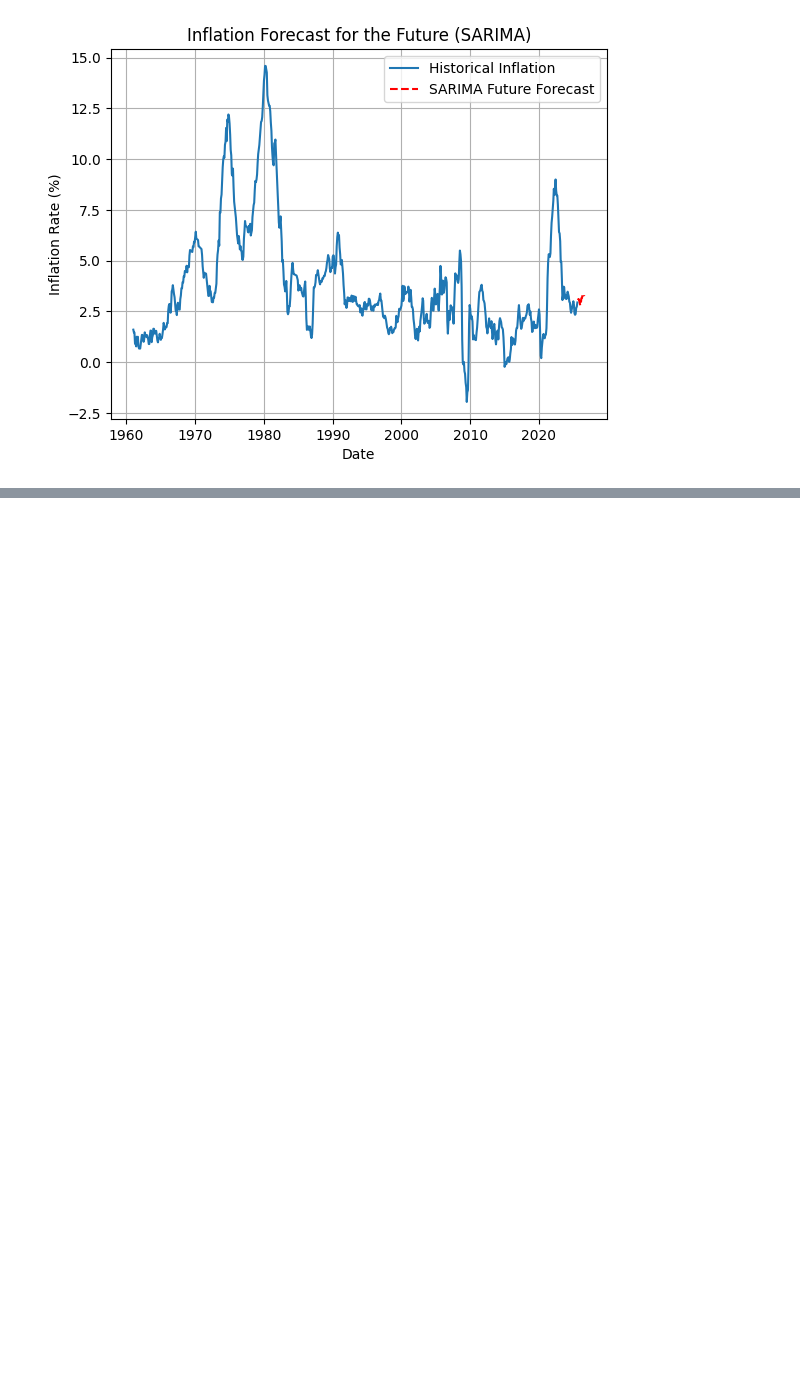
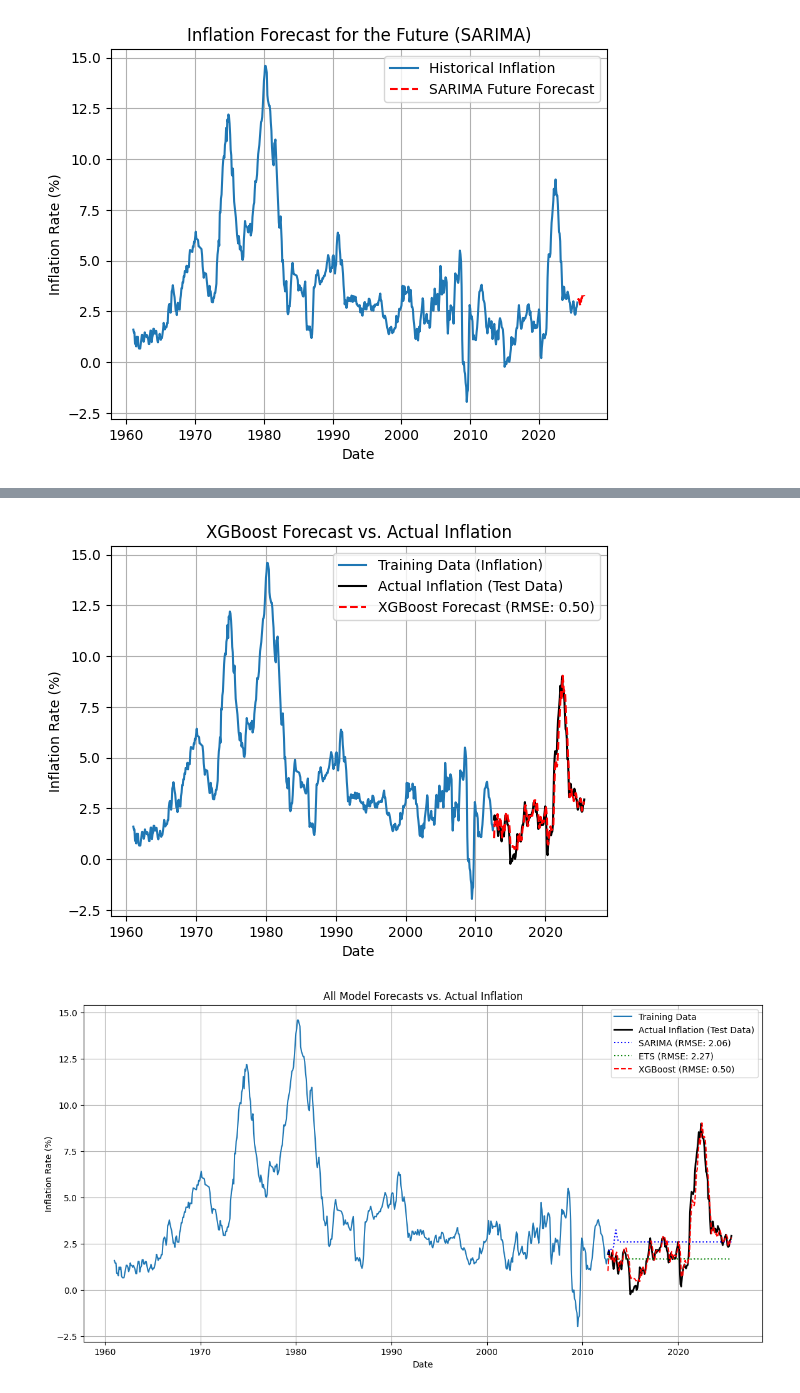
Before and after one commit to VandanTank/inflation-forecasting, a Jupyter notebook: inflation_forecasting.ipynb, the cells around one changed output, grey strips where cells are left out. Cells and saved outputs as stored; diff of their text form; code cells hidden in the pictures; blank space fills up the shorter version.

```diff
--- a/inflation_forecasting.ipynb
+++ b/inflation_forecasting.ipynb
@@ -431,0 +708,10 @@ Freq: MS, dtype: float64
+# %%
+# Use the trained XGBoost model to make predictions on the test features
+predictions_xgb = xgb_model.predict(X_test)
+
+# Store predictions in a pandas Series with the correct test set index
+prediction_series_xgb = pd.Series(predictions_xgb, index=y_test.index)
+
+# Display the first few predicted values
+print("\n--- XGBoost Forecasted Values (Test Period Head) ---")
+print(prediction_series_xgb.head())
@@ -431,0 +764,29 @@ Freq: MS, dtype: float64
+# %%
+# Plot training, actual test, and XGBoost forecast
+plt.plot(train_set['YoY_Inflation'], label='Training Data (Inflation)') # Use original train_set for plotting history
+plt.plot(test_set['YoY_Inflation'], label='Actual Inflation (Test Data)', color='black', linewidth=1.5)
+plt.plot(prediction_series_xgb, label=f'XGBoost Forecast (RMSE: {rmse_xgb:.2f})', color='red', linestyle='--') # XGBoost prediction
+
+plt.title('XGBoost Forecast vs. Actual Inflation')
+plt.xlabel('Date')
+plt.ylabel('Inflation Rate (%)')
+plt.legend()
+plt.grid(True)
+plt.show()
+
+# Optional: Plot all forecasts together (can be busy)
+plt.figure(figsize=(14, 7))
+plt.plot(train_set['YoY_Inflation'], label='Training Data')
+plt.plot(test_set['YoY_Inflation'], label='Actual Inflation (Test Data)', color='black', linewidth=2)
+plt.plot(prediction_series_sarima, label=f'SARIMA (RMSE: {rmse_sarima:.2f})', color='blue', linestyle=':')
+plt.plot(prediction_series_ets, label=f'ETS (RMSE: {rmse_ets:.2f})', color='green', linestyle=':')
+plt.plot(prediction_series_xgb, label=f'XGBoost (RMSE: {rmse_xgb:.2f})', color='red', linestyle='--')
+plt.title('All Model Forecasts vs. Actual Inflation')
+plt.xlabel('Date')
+plt.ylabel('Inflation Rate (%)')
+plt.legend()
+plt.grid(True)
+plt.show()
+# %% [output]
+[figure, added]
+[figure, added]
```
Also changed, not shown: parts of 15 cells of this notebook, 1 other file.
